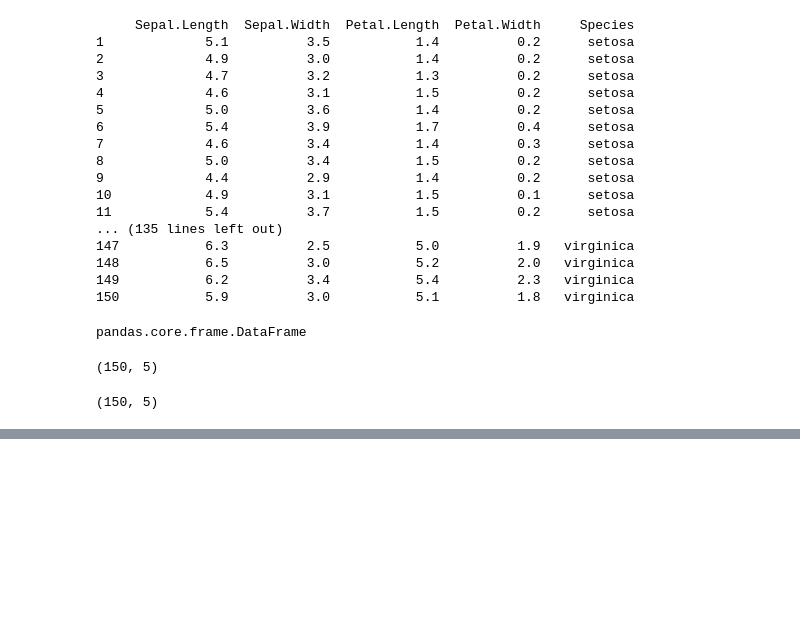
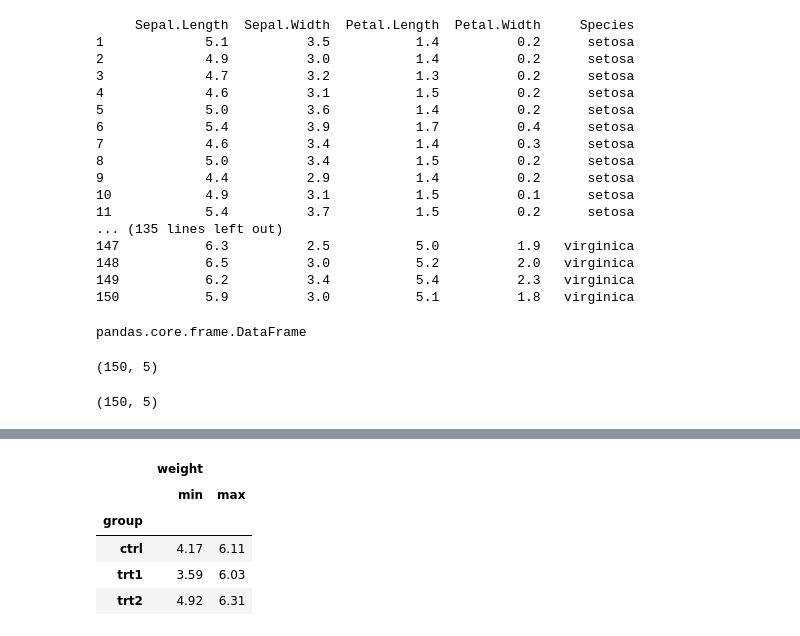
Before and after one commit to AlineSouzaSantos/Pyhton_Dados, a Jupyter notebook: ExerciciosWomakers.ipynb, the cells around one changed output, grey strips where cells are left out. Cells and saved outputs as stored; diff of their text form; code cells hidden in the pictures; blank space fills up the shorter version.

```diff
--- a/ExerciciosWomakers.ipynb
+++ b/ExerciciosWomakers.ipynb
@@ -90,0 +139,11 @@ print(linhas_colunas(iris))
+# %%
+#3
+media_tabela = plantas.groupby('group').agg({'weight':['min','max']})
+media_tabela
+# %% [output]
+|  | weight |  |
+|  | min | max |
+| group |  |  |
+| ctrl | 4.17 | 6.11 |
+| trt1 | 3.59 | 6.03 |
+| trt2 | 4.92 | 6.31 |
```
Also changed, not shown: parts of 5 cells of this notebook.
